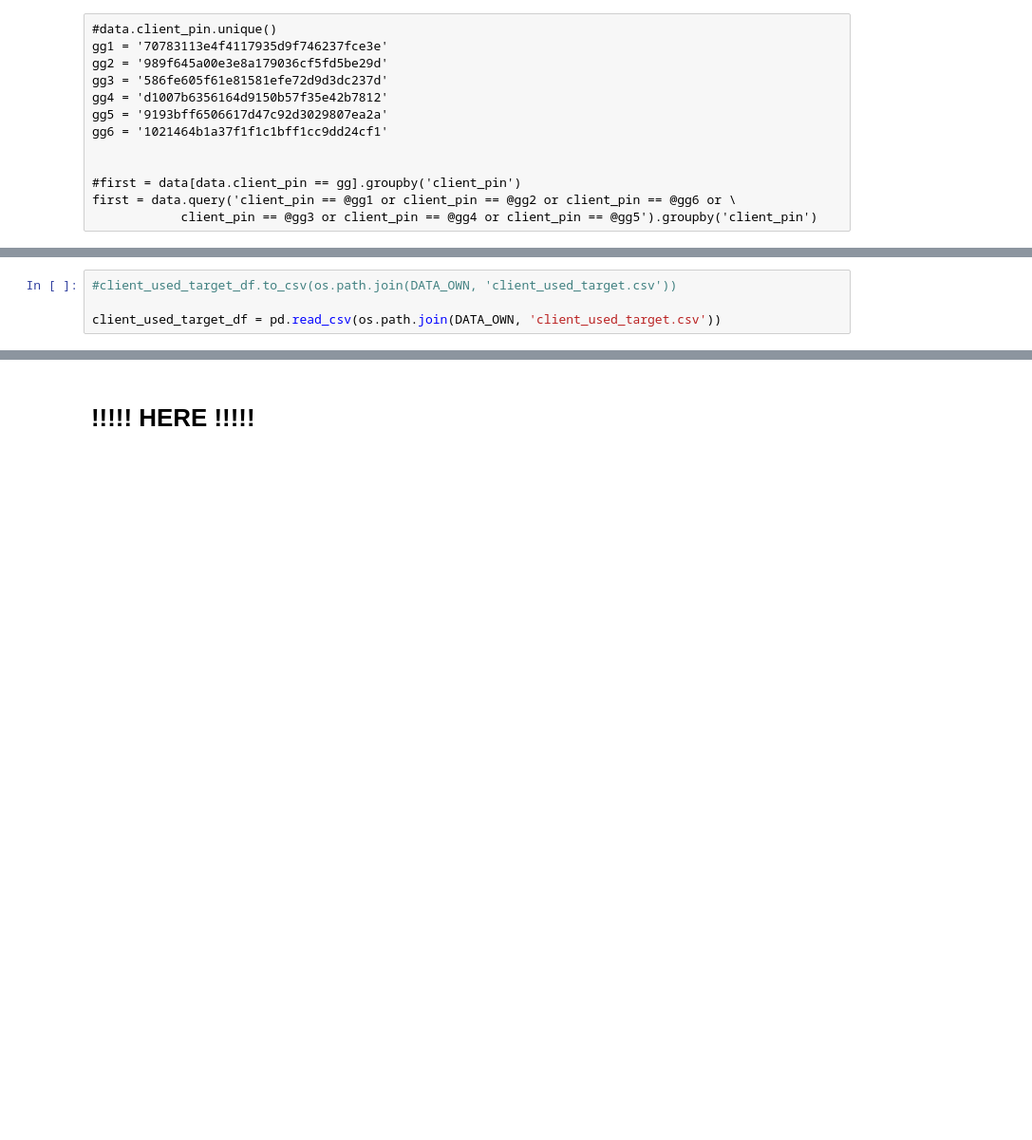
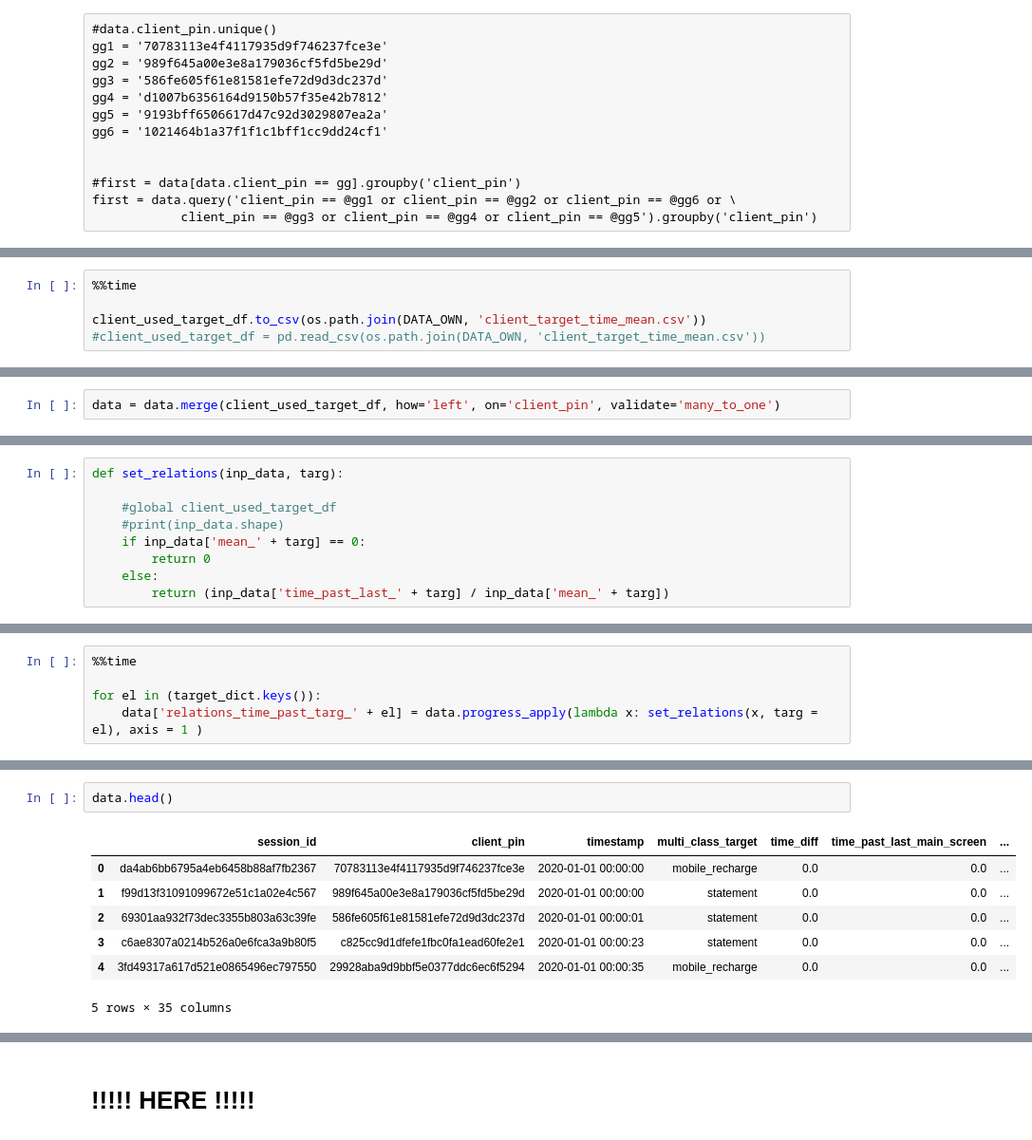
Before and after one commit to v010ch/AlfaBattle20_task1, a Jupyter notebook: step2_features_collect_stats.ipynb, the cells around one changed output, grey strips where cells are left out. Shown at 95% size. Saved outputs shown, nothing was run; the diff lists cells and outputs as text; blank space fills up the shorter version.

```diff
--- a/step2_features_collect_stats.ipynb
+++ b/step2_features_collect_stats.ipynb
@@ -673,4 +738,5 @@ client_used_target_df
 # %%
-#client_used_target_df.to_csv(os.path.join(DATA_OWN, 'client_used_target.csv'))
+%%time
 
-client_used_target_df = pd.read_csv(os.path.join(DATA_OWN, 'client_used_target.csv'))
+client_used_target_df.to_csv(os.path.join(DATA_OWN, 'client_target_time_mean.csv'))
+#client_used_target_df = pd.read_csv(os.path.join(DATA_OWN, 'client_target_time_mean.csv'))
@@ -676,0 +747,2 @@ client_used_target_df = pd.read_csv(os.path.join(DATA_OWN, 'client_used_target.c
+# %%
+data = data.merge(client_used_target_df, how='left', on='client_pin', validate='many_to_one')
@@ -676,0 +752,9 @@ client_used_target_df = pd.read_csv(os.path.join(DATA_OWN, 'client_used_target.c
+# %%
+def set_relations(inp_data, targ):
+
+    #global client_used_target_df
+    #print(inp_data.shape)
+    if inp_data['mean_' + targ] == 0:
+        return 0
+    else:
+        return (inp_data['time_past_last_' + targ] / inp_data['mean_' + targ])
@@ -676,0 +775,5 @@ client_used_target_df = pd.read_csv(os.path.join(DATA_OWN, 'client_used_target.c
+# %%
+%%time
+
+for el in (target_dict.keys()):
+    data['relations_time_past_targ_' + el] = data.progress_apply(lambda x: set_relations(x, targ = el), axis = 1 )
@@ -676,0 +782,10 @@ client_used_target_df = pd.read_csv(os.path.join(DATA_OWN, 'client_used_target.c
+# %%
+data.head()
+# %% [output]
+|  | session_id | client_pin | timestamp | multi_class_target | time_diff | time_past_last_main_screen | ... |
+| 0 | da4ab6bb6795a4eb6458b88af7fb2367 | 70783113e4f4117935d9f746237fce3e | 2020-01-01 00:00:00 | mobile_recharge | 0.0 | 0.0 | ... |
+| 1 | f99d13f31091099672e51c1a02e4c567 | 989f645a00e3e8a179036cf5fd5be29d | 2020-01-01 00:00:00 | statement | 0.0 | 0.0 | ... |
+| 2 | 69301aa932f73dec3355b803a63c39fe | 586fe605f61e81581efe72d9d3dc237d | 2020-01-01 00:00:01 | statement | 0.0 | 0.0 | ... |
+| 3 | c6ae8307a0214b526a0e6fca3a9b80f5 | c825cc9d1dfefe1fbc0fa1ead60fe2e1 | 2020-01-01 00:00:23 | statement | 0.0 | 0.0 | ... |
+| 4 | 3fd49317a617d521e0865496ec797550 | 29928aba9d9bbf5e0377ddc6ec6f5294 | 2020-01-01 00:00:35 | mobile_recharge | 0.0 | 0.0 | ... |
+5 rows × 35 columns
```
Also changed, not shown: parts of 28 cells of this notebook, 17 other files.
